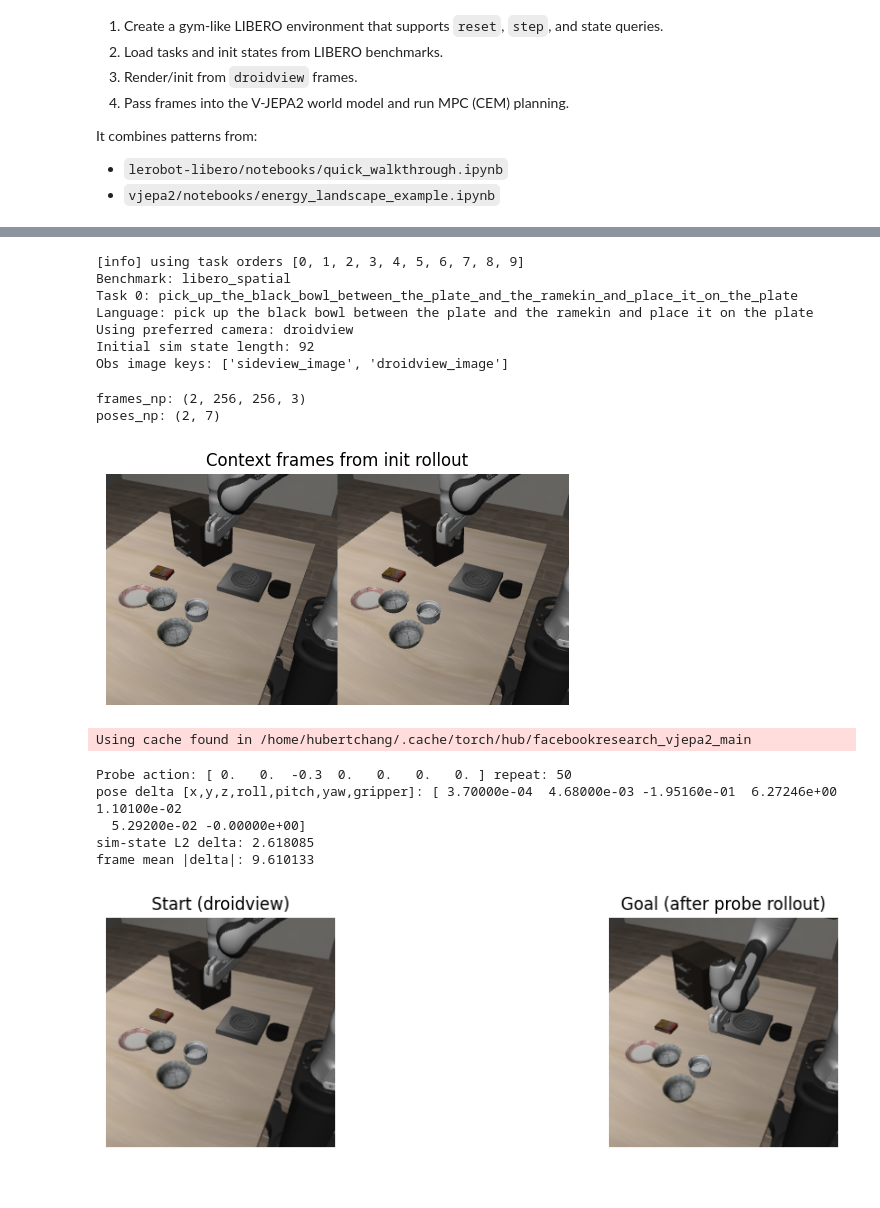
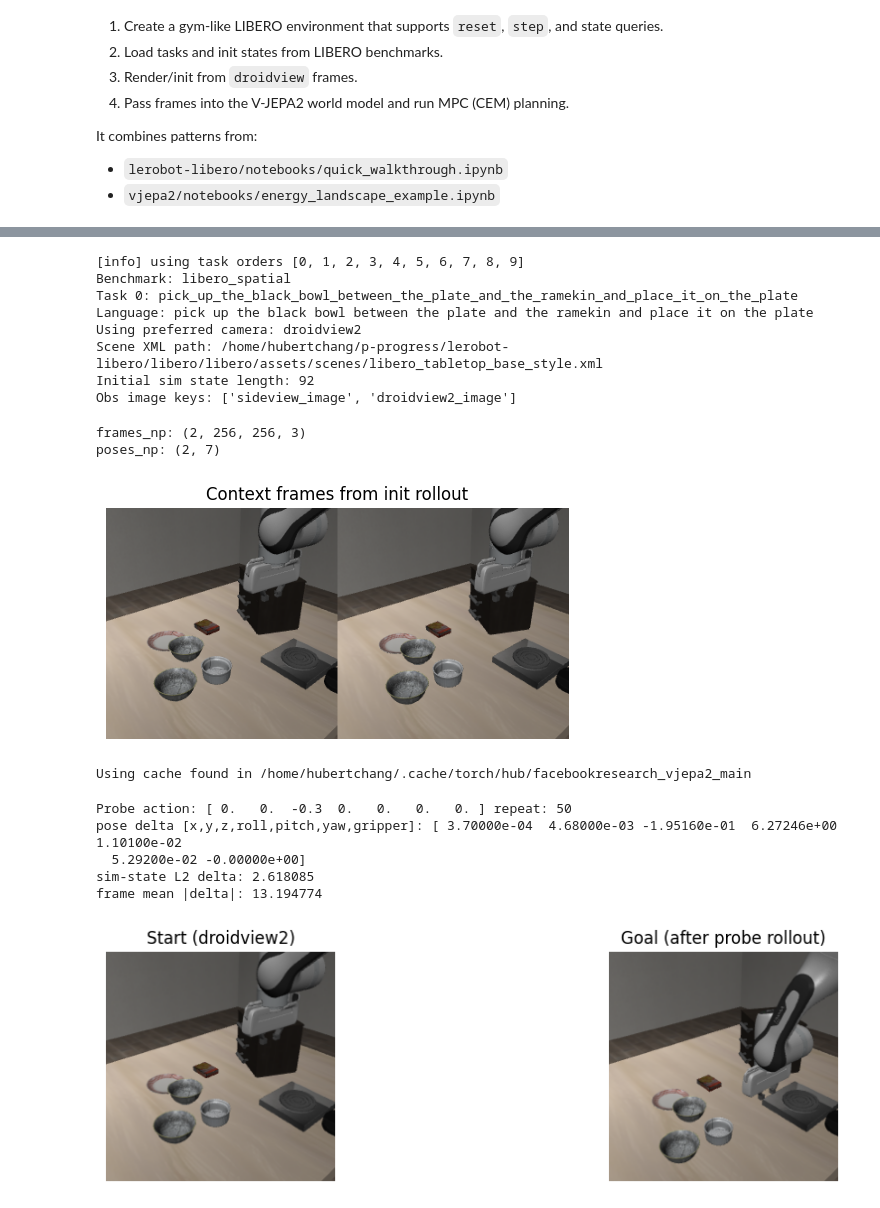
Before and after one commit to HubertC1/vjepa2, a Jupyter notebook: notebooks/libero_plan.ipynb, the cells around one changed output, grey strips where cells are left out. Saved outputs shown, nothing was run; the diff lists cells and outputs as text; code cells hidden in the pictures.

Commit message:
feat: (notebook) planning energy visualize, fix: let floating furniture settle

```diff
--- a/notebooks/libero_plan.ipynb
+++ b/notebooks/libero_plan.ipynb
@@ -136,7 +138,8 @@ class LiberoGymLikeEnv:
                 self.camera_key = f"{self.fallback_camera}_image"
             else:
                 raise
-
+        scene_xml_path = getattr(self.env.env, "_arena_xml", None)
+        print(f"Scene XML path: {scene_xml_path}")
         self.init_states = None
         self.last_obs = None
 
@@ -146,6 +149,16 @@ class LiberoGymLikeEnv:
         self.init_states = self.benchmark_instance.get_task_init_states(self.task_id)
         self.last_obs = self.env.set_init_state(self.init_states[init_state_idx])
         return self.last_obs
+
+    def reset_with_settle(self, init_state_idx=0, seed=0, settle_steps=0, settle_action=None):
+        obs = self.reset(init_state_idx=init_state_idx, seed=seed)
+        if settle_steps <= 0:
+            return obs
+        if settle_action is None:
+            settle_action = np.zeros(7, dtype=np.float32)
+        for _ in range(int(settle_steps)):
+            obs, _, _, _ = self.step(settle_action)
+        return obs
 
     def reset_to_state(self, state):
         self.env.reset()
@@ -189,6 +202,10 @@ class LiberoGymLikeEnv:
 benchmark_name = "libero_spatial"  # also: libero_object, libero_goal, libero_10, libero_90
 task_id = 0
 init_state_idx = 0
+
+# Let furniture/objects settle before defining the true initial state.
+settle_steps = 10
+settle_action = np.zeros(7, dtype=np.float32)
 
 benchmark_instance = benchmark.get_benchmark_dict()[benchmark_name]()
 task = benchmark_instance.get_task(task_id)
@@ -201,22 +218,29 @@ env = LiberoGymLikeEnv(
     task=task,
     task_id=task_id,
     benchmark_instance=benchmark_instance,
-    camera_name="droidview",
+    camera_name="droidview2",
     fallback_camera="sideview",
     camera_height=256,
     camera_width=256,
 )
-obs0 = env.reset(init_state_idx=init_state_idx, seed=0)
+obs0 = env.reset_with_settle(
+    init_state_idx=init_state_idx,
+    seed=0,
+    settle_steps=settle_steps,
+    settle_action=settle_action,
+)
 print("Initial sim state length:", len(env.get_sim_state()))
 print("Obs image keys:", [k for k in obs0.keys() if k.endswith("_image")])
+print("Settle steps:", settle_steps, "Settle action:", settle_action)
 # %% [output]
 [info] using task orders [0, 1, 2, 3, 4, 5, 6, 7, 8, 9]
 Benchmark: libero_spatial
 Task 0: pick_up_the_black_bowl_between_the_plate_and_the_ramekin_and_place_it_on_the_plate
 Language: pick up the black bowl between the plate and the ramekin and place it on the plate
-Using preferred camera: droidview
+Using preferred camera: droidview2
+Scene XML path: /home/hubertchang/p-progress/lerobot-libero/libero/libero/assets/scenes/libero_tabletop_base_style.xml
 Initial sim state length: 92
-Obs image keys: ['sideview_image', 'droidview_image']
+Obs image keys: ['sideview_image', 'droidview2_image']
 # %%
 # Load init frames in droidview (same style as quick_walkthrough)
 context_len = 2
@@ -242,7 +266,7 @@ plt.show()
 # %% [output]
 frames_np: (2, 256, 256, 3)
 poses_np: (2, 7)
-[figure, old version]
+[figure, new version]
 # %%
 # Load V-JEPA2 model and MPC world model wrapper
 encoder, predictor = torch.hub.load("facebookresearch/vjepa2", "vjepa2_ac_vit_giant")
@@ -287,7 +311,12 @@ Using cache found in /home/hubertchang/.cache/torch/hub/facebookresearch_vjepa2_
 # %%
 # Build a synthetic goal by rolling out a probe action for multiple env steps.
 # Why multi-step? A single small OSC action often produces tiny visual change.
-obs_start = env.reset(init_state_idx=init_state_idx, seed=0)
+obs_start = env.reset_with_settle(
+    init_state_idx=init_state_idx,
+    seed=0,
+    settle_steps=settle_steps,
+    settle_action=settle_action,
+)
 start_frame = env.get_image(obs_start)
 start_pose = env.get_pose_7d(obs_start)
 start_sim_state = env.get_sim_state().copy()
@@ -304,37 +333,42 @@ goal_pose = env.get_pose_7d(obs_goal)
 goal_sim_state = env.get_sim_state().copy()
 
 # Diagnostics: confirm that state did change.
 pose_delta = goal_pose - start_pose
 sim_l2 = float(np.linalg.norm(goal_sim_state - start_sim_state))
 pixel_l1 = float(np.mean(np.abs(goal_frame.astype(np.float32) - start_frame.astype(np.float32))))
 
 print("Probe action:", probe_action, "repeat:", probe_repeat)
 print("pose delta [x,y,z,roll,pitch,yaw,gripper]:", np.round(pose_delta, 5))
 print("sim-state L2 delta:", round(sim_l2, 6))
 print("frame mean |delta|:", round(pixel_l1, 6))
 
-# Reset back so planning starts from the original init state.
-obs_start = env.reset(init_state_idx=init_state_idx, seed=0)
+# Reset back so planning starts from the same settled init state.
+obs_start = env.reset_with_settle(
+    init_state_idx=init_state_idx,
+    seed=0,
+    settle_steps=settle_steps,
+    settle_action=settle_action,
+)
 start_frame = env.get_image(obs_start)
 start_pose = env.get_pose_7d(obs_start)
 
 plt.figure(figsize=(12, 3))
 plt.subplot(1, 2, 1)
 plt.imshow(start_frame)
-plt.title("Start (droidview)")
+plt.title("Start (droidview2)")
 plt.axis("off")
 
 plt.subplot(1, 2, 2)
 plt.imshow(goal_frame)
 plt.title("Goal (after probe rollout)")
 plt.axis("off")
 plt.show()
 # %% [output]
 Probe action: [ 0.   0.  -0.3  0.   0.   0.   0. ] repeat: 50
 pose delta [x,y,z,roll,pitch,yaw,gripper]: [ 3.70000e-04  4.68000e-03 -1.95160e-01  6.27246e+00  1.10100e-02
   5.29200e-02 -0.00000e+00]
 sim-state L2 delta: 2.618085
-frame mean |delta|: 9.610133
+frame mean |delta|: 13.194774
-[figure, old version]
+[figure, new version]
 # %%
 # Pass start and goal frames into V-JEPA2 world model and plan with CEM.
```
Also changed, not shown: parts of 5 cells of this notebook.
